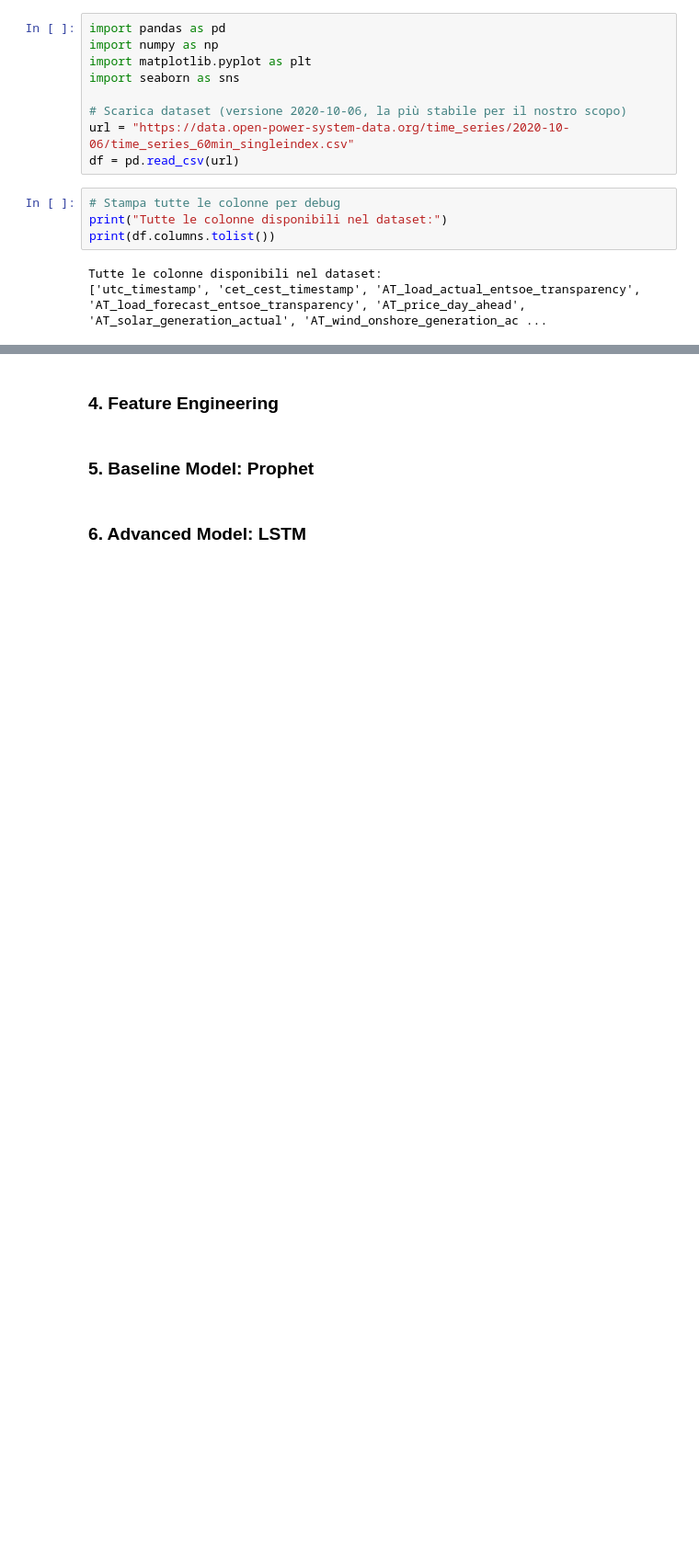
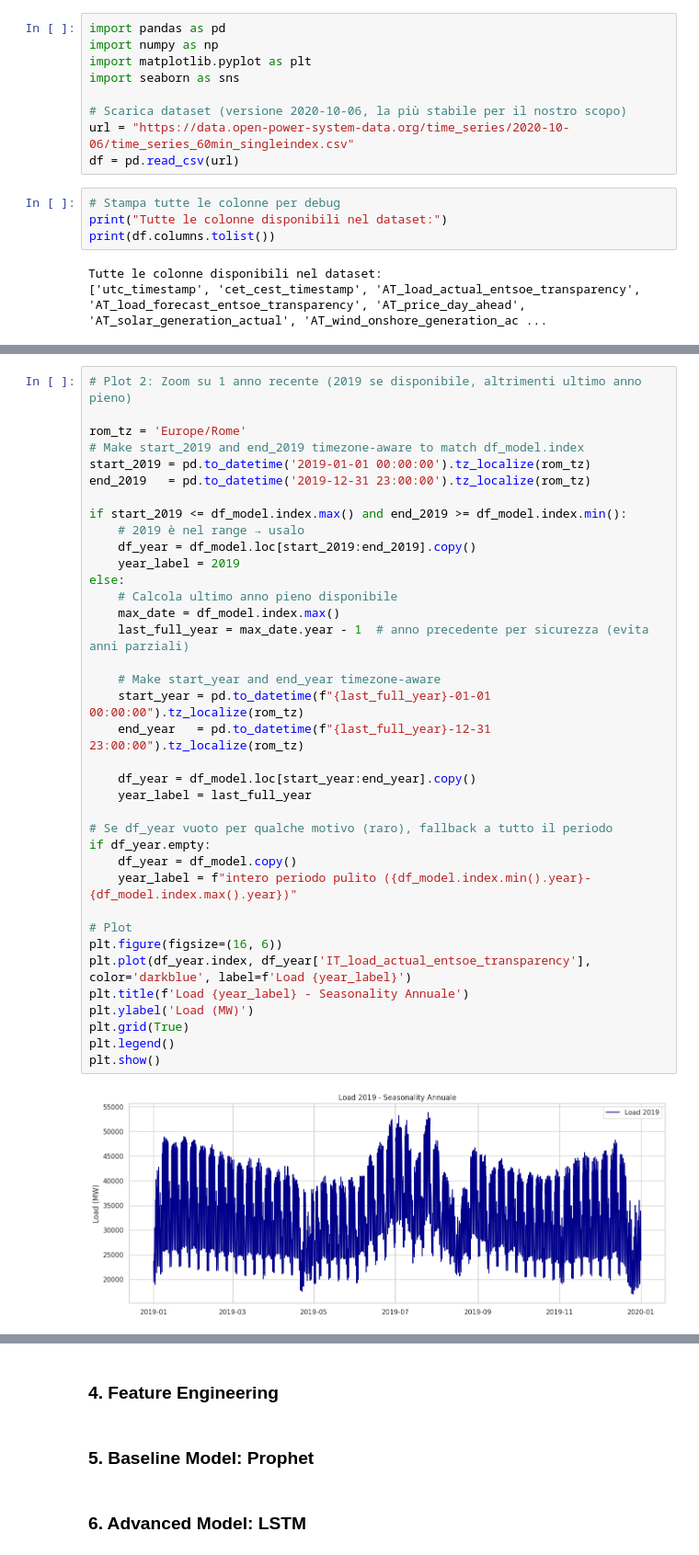
Before and after one commit to Frussen/ita-load-forecaster, a Jupyter notebook: ItaLoadForecaster.ipynb, the cells around one changed output, grey strips where cells are left out. Shown at 92% size. Cells and saved outputs as stored; diff of their text form; blank space fills up the shorter version.

```diff
--- a/ItaLoadForecaster.ipynb
+++ b/ItaLoadForecaster.ipynb
@@ -117,0 +319,39 @@ plt.show()
+# %%
+# Plot 2: Zoom su 1 anno recente (2019 se disponibile, altrimenti ultimo anno pieno)
+
+rom_tz = 'Europe/Rome'
+# Make start_2019 and end_2019 timezone-aware to match df_model.index
+start_2019 = pd.to_datetime('2019-01-01 00:00:00').tz_localize(rom_tz)
+end_2019   = pd.to_datetime('2019-12-31 23:00:00').tz_localize(rom_tz)
+
+if start_2019 <= df_model.index.max() and end_2019 >= df_model.index.min():
+    # 2019 è nel range → usalo
+    df_year = df_model.loc[start_2019:end_2019].copy()
+    year_label = 2019
+else:
+    # Calcola ultimo anno pieno disponibile
+    max_date = df_model.index.max()
+    last_full_year = max_date.year - 1  # anno precedente per sicurezza (evita anni parziali)
+
+    # Make start_year and end_year timezone-aware
+    start_year = pd.to_datetime(f"{last_full_year}-01-01 00:00:00").tz_localize(rom_tz)
+    end_year   = pd.to_datetime(f"{last_full_year}-12-31 23:00:00").tz_localize(rom_tz)
+
+    df_year = df_model.loc[start_year:end_year].copy()
+    year_label = last_full_year
+
+# Se df_year vuoto per qualche motivo (raro), fallback a tutto il periodo
+if df_year.empty:
+    df_year = df_model.copy()
+    year_label = f"intero periodo pulito ({df_model.index.min().year}-{df_model.index.max().year})"
+
+# Plot
+plt.figure(figsize=(16, 6))
+plt.plot(df_year.index, df_year['IT_load_actual_entsoe_transparency'], color='darkblue', label=f'Load {year_label}')
+plt.title(f'Load {year_label} - Seasonality Annuale')
+plt.ylabel('Load (MW)')
+plt.grid(True)
+plt.legend()
+plt.show()
+# %% [output]
+[figure, added]
```
Also changed, not shown: parts of 25 cells of this notebook.
